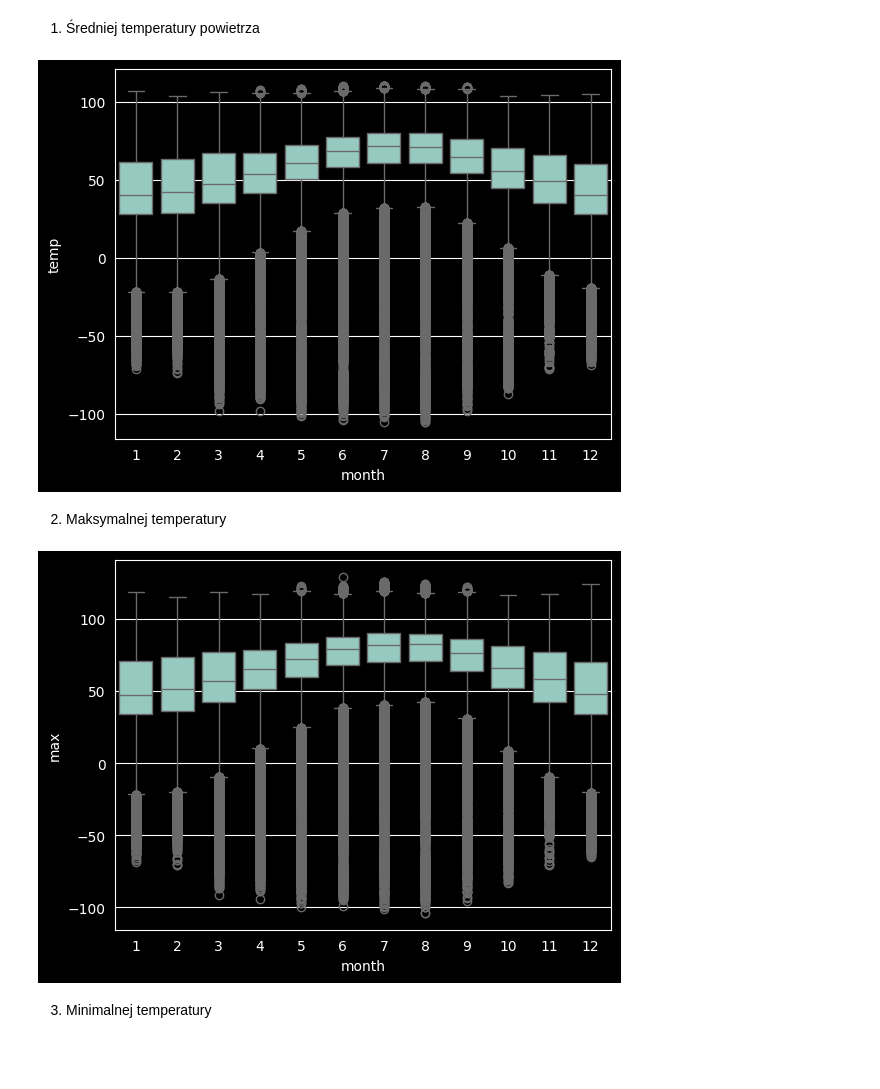
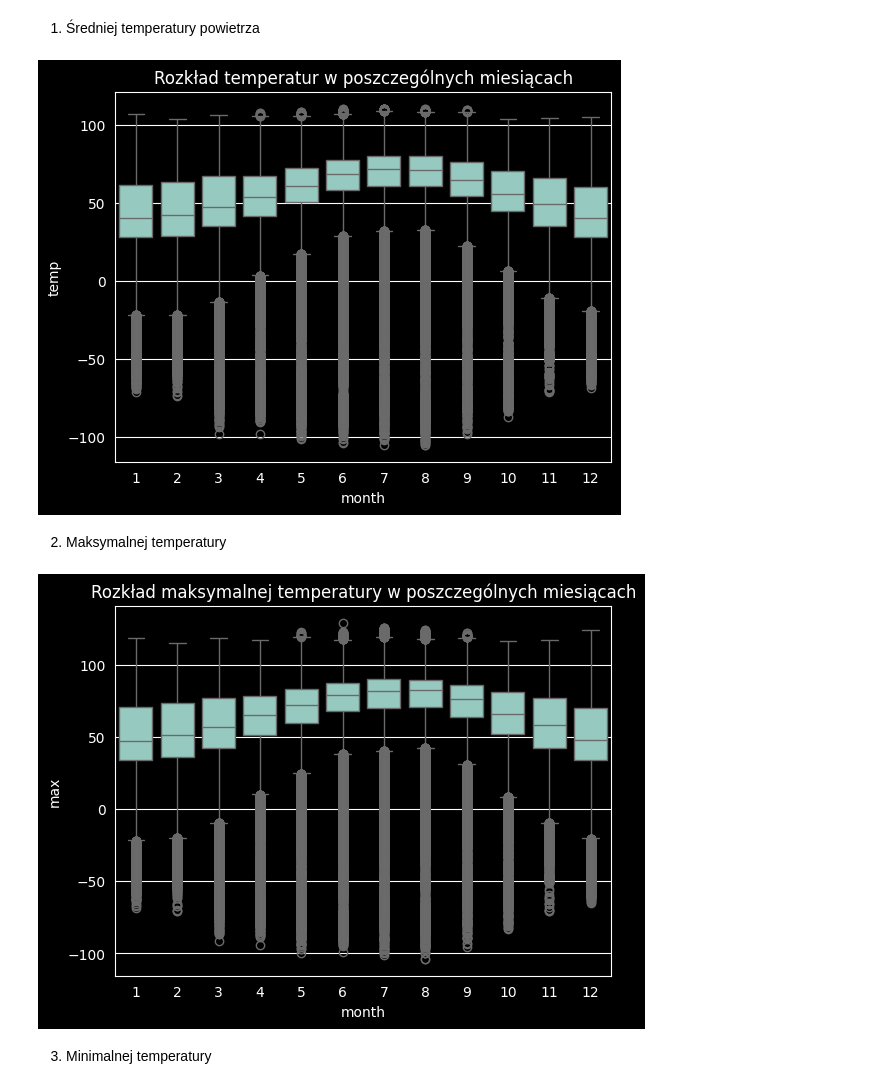
Before and after one commit to Matio004/PodstawyPrzetwarzaniaDuzychZbiorowDanych, a Jupyter notebook: zad2.ipynb, the cells around one changed output. Saved outputs shown, nothing was run; the diff lists cells and outputs as text; code cells hidden in the pictures; blank space fills up the shorter version.

```diff
--- a/zad2.ipynb
+++ b/zad2.ipynb
@@ -35,15 +36,19 @@ daily_weather
 # %% [markdown]
 1. Średniej temperatury powietrza
 # %%
-sns.boxplot(daily_weather, x='month', y='temp');
+sns.boxplot(daily_weather, x='month', y='temp')
+plt.title('Rozkład temperatur w poszczególnych miesiącach')
+plt.show()
 # %% [output]
-[figure, old version]
+[figure, new version]
 # %% [markdown]
 2. Maksymalnej temperatury
 # %%
-sns.boxplot(extreme_weather, x='month', y='max');
+sns.boxplot(extreme_weather, x='month', y='max')
+plt.title('Rozkład maksymalnej temperatury w poszczególnych miesiącach')
+plt.show()
 # %% [output]
-[figure, old version]
+[figure, new version]
 # %% [markdown]
 3. Minimalnej temperatury
 # %%
```
Also changed, not shown: parts of 14 cells of this notebook.
